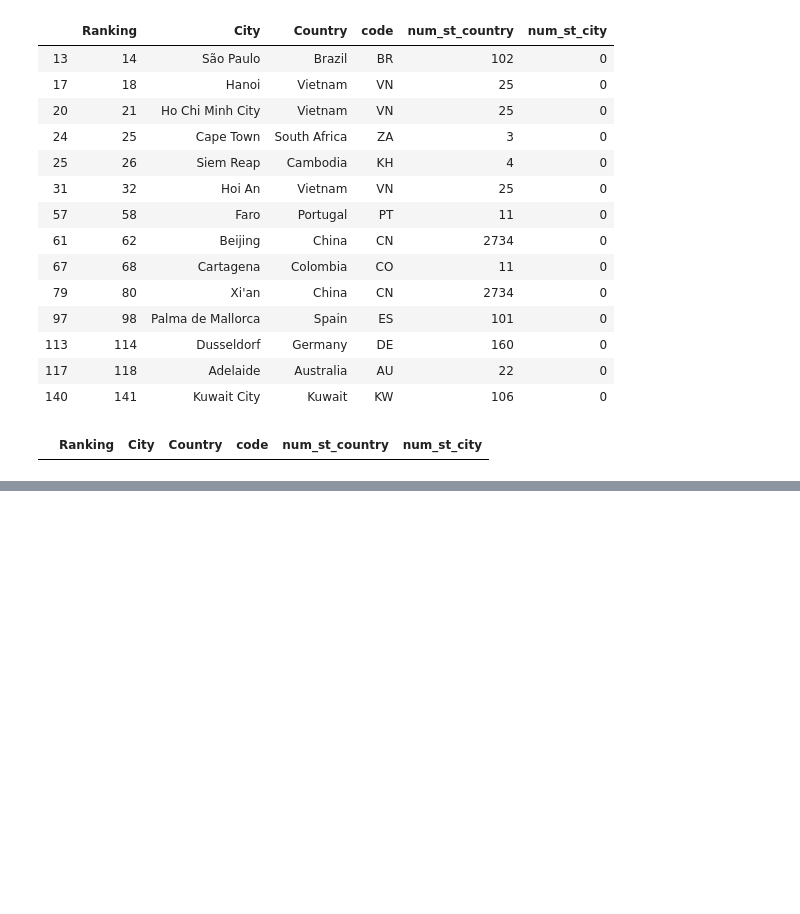
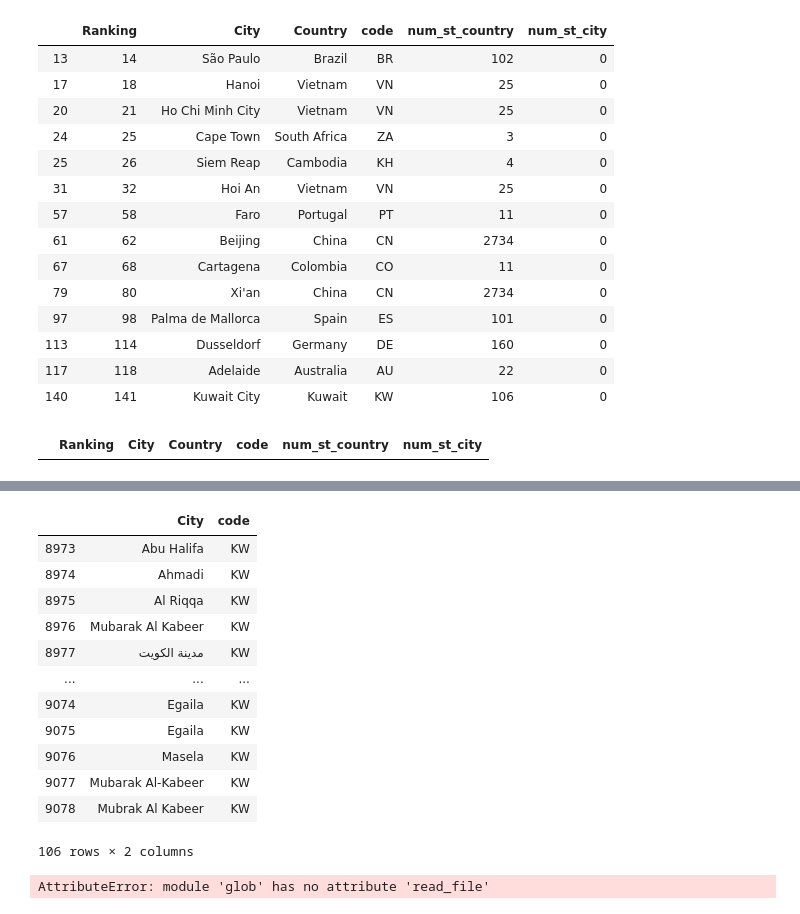
Before and after one commit to syshin0116/Dacon-News-Article-Label-Restoration-Hackathon, a Jupyter notebook: country_starbucks/starbucks_country.ipynb, the cells around one changed output, grey strips where cells are left out. Saved outputs shown, nothing was run; the diff lists cells and outputs as text; code cells hidden in the pictures; blank space fills up the shorter version.

```diff
--- a/country_starbucks/starbucks_country.ipynb
+++ b/country_starbucks/starbucks_country.ipynb
@@ -265,0 +276,16 @@ KeyError: 'Seoul'
+# %%
+df_st[df_st["code"].str.contains("KW")]
+# %% [output]
+|  | City | code |
+| 8973 | Abu Halifa | KW |
+| 8974 | Ahmadi | KW |
+| 8975 | Al Riqqa | KW |
+| 8976 | Mubarak Al Kabeer | KW |
+| 8977 | مدينة الكويت | KW |
+| ... | ... | ... |
+| 9074 | Egaila | KW |
+| 9075 | Egaila | KW |
+| 9076 | Masela | KW |
+| 9077 | Mubarak Al-Kabeer | KW |
+| 9078 | Mubrak Al Kabeer | KW |
+106 rows × 2 columns
@@ -265,0 +294,4 @@ KeyError: 'Seoul'
+# %%
+world = gpd.read_file(gpd.datasets.get_path('naturalearth_lowres'))
+# %% [output]
+AttributeError: module 'glob' has no attribute 'read_file'
```
Also changed, not shown: parts of 3 cells of this notebook, 5 other files.
